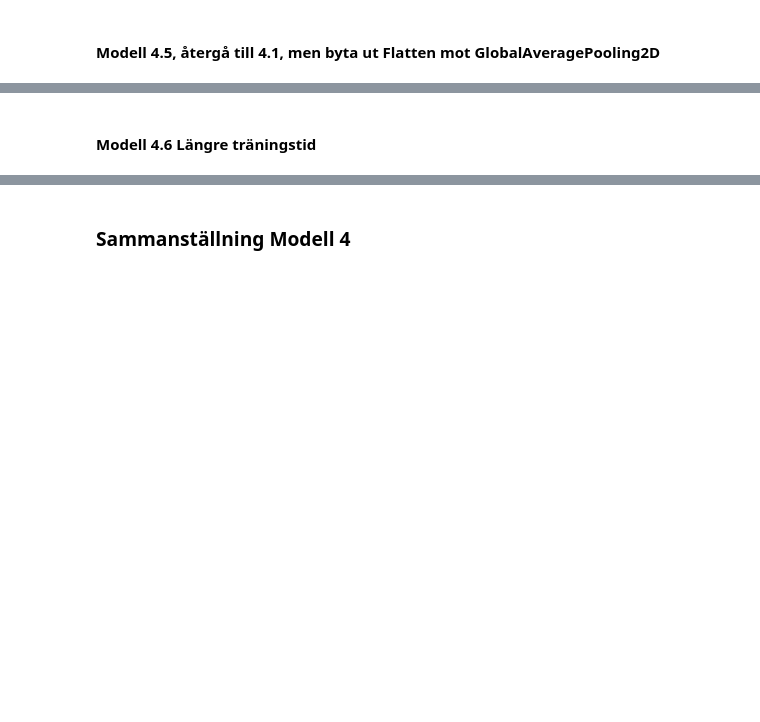
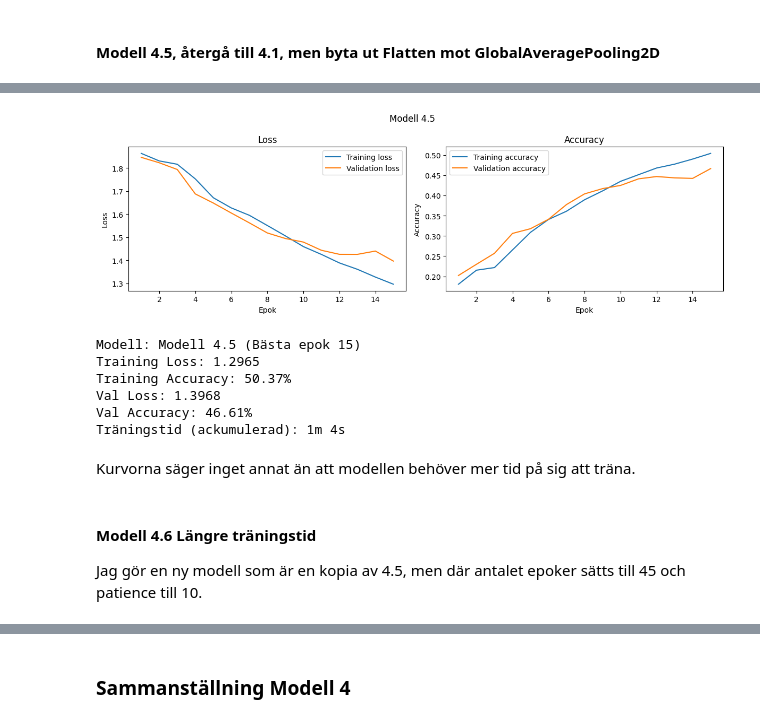
Before and after one commit to josefinoleryd/facial-expression-cnn, a Jupyter notebook: model-experiments-and-report.ipynb, the cells around one changed output, grey strips where cells are left out. Cells and saved outputs as stored; diff of their text form; code cells hidden in the pictures; blank space fills up the shorter version.

```diff
--- a/model-experiments-and-report.ipynb
+++ b/model-experiments-and-report.ipynb
@@ -2291,7 +2398,24 @@ history_4_5, training_time_4_5 = train_model(
 # %%
 plot_history(history_4_5, title="Modell 4.5")
+
+model_4_5_result = get_best_epoch("Modell 4.5", history_4_5, training_time_4_5)
+
+for key, value in model_4_5_result.items():
+    print(f"{key}: {value}")
+# %% [output]
+[figure, added]
+Modell: Modell 4.5 (Bästa epok 15)
+Training Loss: 1.2965
+Training Accuracy: 50.37%
+Val Loss: 1.3968
+Val Accuracy: 46.61%
+Träningstid (ackumulerad): 1m 4s
+# %% [markdown]
+Kurvorna säger inget annat än att modellen behöver mer tid på sig att träna.
 # %% [markdown]
 #### Modell 4.6 Längre träningstid
+
+Jag gör en ny modell som är en kopia av 4.5, men där antalet epoker sätts till 45 och patience till 10.
 # %%
 model_4_6 = models.Sequential([
     layers.Input(shape=(48, 48, 1)),
```
Also changed, not shown: parts of 58 cells of this notebook, 2 other files.
